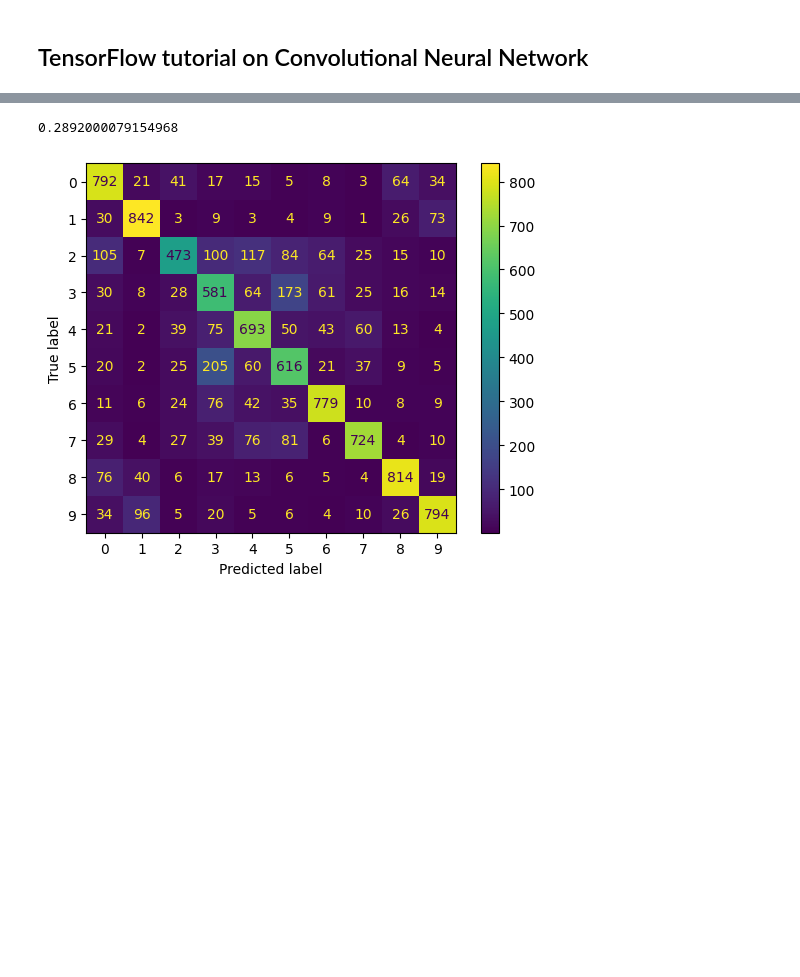
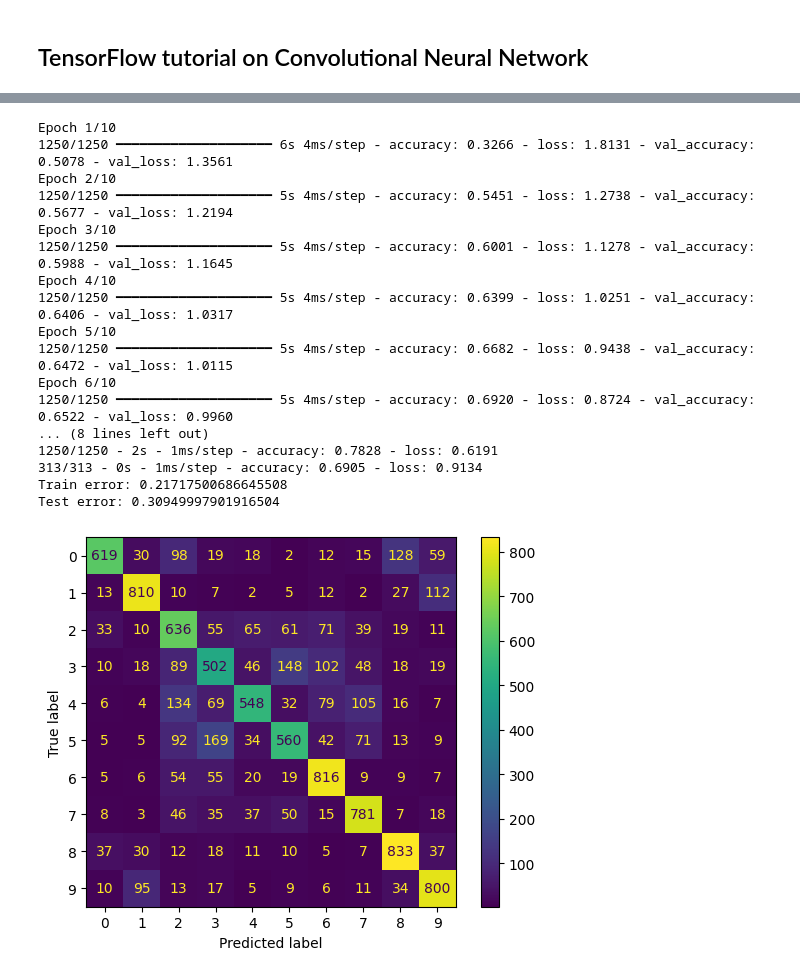
Before and after one commit to mingyushi359/CS178-CIFAR-10-Classification, a Jupyter notebook: 178_project.ipynb, the cells around one changed output, grey strips where cells are left out. Cells and saved outputs as stored; diff of their text form; code cells hidden in the pictures; blank space fills up the shorter version.

```diff
--- a/178_project.ipynb
+++ b/178_project.ipynb
@@ -624,0 +587,2 @@ test_loss, test_acc = model.evaluate(cnn_test,  y_test, verbose=2)
+# %%
+best_epoch = np.argmin(val_err) + 1  # change from 0-indexed to 1-indexed
@@ -624,0 +591,36 @@ test_loss, test_acc = model.evaluate(cnn_test,  y_test, verbose=2)
+# %%
+def plot_cnn_learning_curve(best_epoch):
+    np.random.seed(seed)
+    indices = np.random.permutation(len(cnn_train))
+    X_train_shuffled = cnn_train[indices]
+    y_train_shuffled = y_train[indices]
+
+    train_sizes = []
+    train_error = []
+    val_error = []
+
+    for frac in np.linspace(0.1, 1.0, 10):
+        train_size = int(frac * len(cnn_train))
+        train_sizes.append(train_size)
+
+        X_sub = X_train_shuffled[:train_size]
+        y_sub = y_train_shuffled[:train_size]
+
+        model = build_cnn()
+        history = model.fit(X_sub, y_sub, epochs=best_epoch,
+                            validation_data=(cnn_val, y_val))
+
+        train_error.append(1 - history.history['accuracy'][-1])
+        val_error.append(1 - history.history['val_accuracy'][-1])
+
+    plt.figure(figsize=(8,5))
+    plt.plot(train_sizes, train_error, label="Training Error")
+    plt.plot(train_sizes, val_error, label="Validation Error")
+    plt.xlabel("Training size")
+    plt.ylabel("Error rate")
+    plt.title(f"Learning Curve: CNN")
+    plt.legend()
+    plt.tight_layout()
+    plt.show()
+
+plot_cnn_learning_curve(best_epoch)
@@ -625,9 +646,30 @@ test_loss, test_acc = model.evaluate(cnn_test,  y_test, verbose=2)
 # %%
-print(1 - test_acc)
+model = build_cnn()
+history = model.fit(cnn_train, y_train, epochs=best_epoch, validation_data=(cnn_val, y_val))
+train_loss, train_acc = model.evaluate(cnn_train,  y_train, verbose=2)
+test_loss, test_acc = model.evaluate(cnn_test,  y_test, verbose=2)
+print(f"Train error: {1 - train_acc}")
+print(f"Test error: {1 - test_acc}")
 
 logits = model.predict(cnn_test, batch_size=128, verbose=0)
 y_pred = np.argmax(logits, axis=1)
 compute_confusion_matrix(None, cnn=True, y_pred_test=y_pred)
 # %% [output]
-0.2892000079154968
+Epoch 1/10
+1250/1250 ━━━━━━━━━━━━━━━━━━━━ 6s 4ms/step - accuracy: 0.3266 - loss: 1.8131 - val_accuracy: 0.5078 - val_loss: 1.3561
+Epoch 2/10
+1250/1250 ━━━━━━━━━━━━━━━━━━━━ 5s 4ms/step - accuracy: 0.5451 - loss: 1.2738 - val_accuracy: 0.5677 - val_loss: 1.2194
+Epoch 3/10
+1250/1250 ━━━━━━━━━━━━━━━━━━━━ 5s 4ms/step - accuracy: 0.6001 - loss: 1.1278 - val_accuracy: 0.5988 - val_loss: 1.1645
+Epoch 4/10
+1250/1250 ━━━━━━━━━━━━━━━━━━━━ 5s 4ms/step - accuracy: 0.6399 - loss: 1.0251 - val_accuracy: 0.6406 - val_loss: 1.0317
+Epoch 5/10
+1250/1250 ━━━━━━━━━━━━━━━━━━━━ 5s 4ms/step - accuracy: 0.6682 - loss: 0.9438 - val_accuracy: 0.6472 - val_loss: 1.0115
+Epoch 6/10
+1250/1250 ━━━━━━━━━━━━━━━━━━━━ 5s 4ms/step - accuracy: 0.6920 - loss: 0.8724 - val_accuracy: 0.6522 - val_loss: 0.9960
+... (8 lines left out)
+1250/1250 - 2s - 1ms/step - accuracy: 0.7828 - loss: 0.6191
+313/313 - 0s - 1ms/step - accuracy: 0.6905 - loss: 0.9134
+Train error: 0.21717500686645508
+Test error: 0.30949997901916504
-[figure, old version]
+[figure, new version]
```
Also changed, not shown: parts of 10 cells of this notebook.
